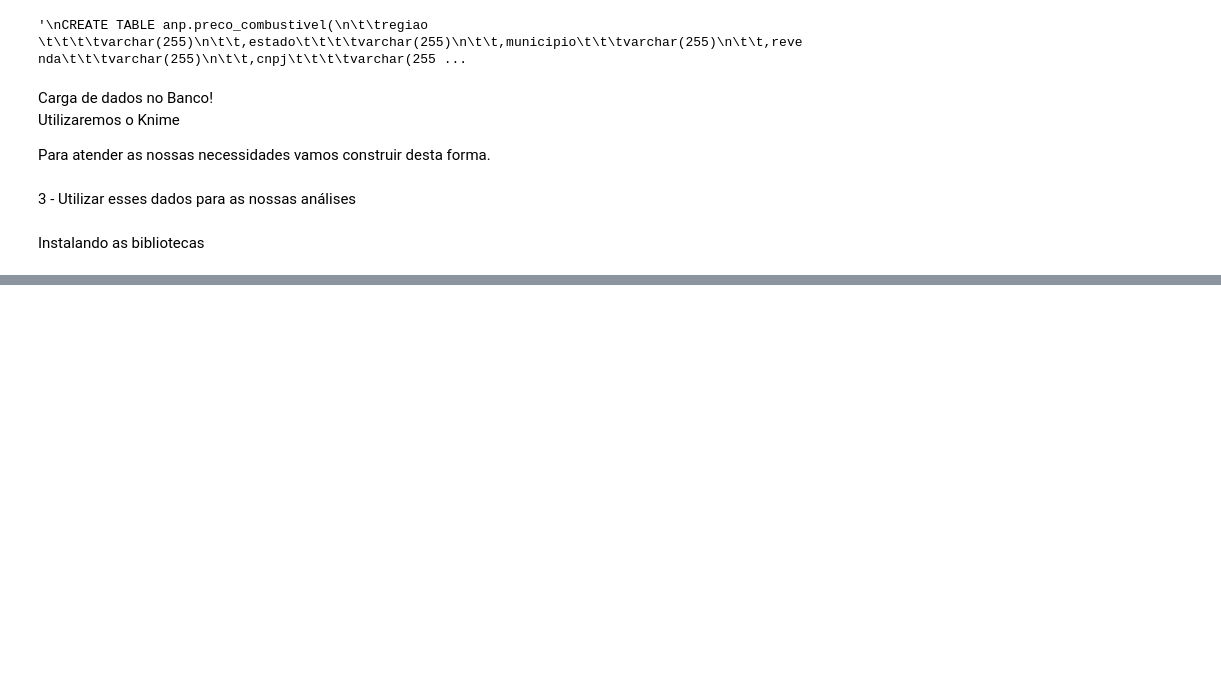
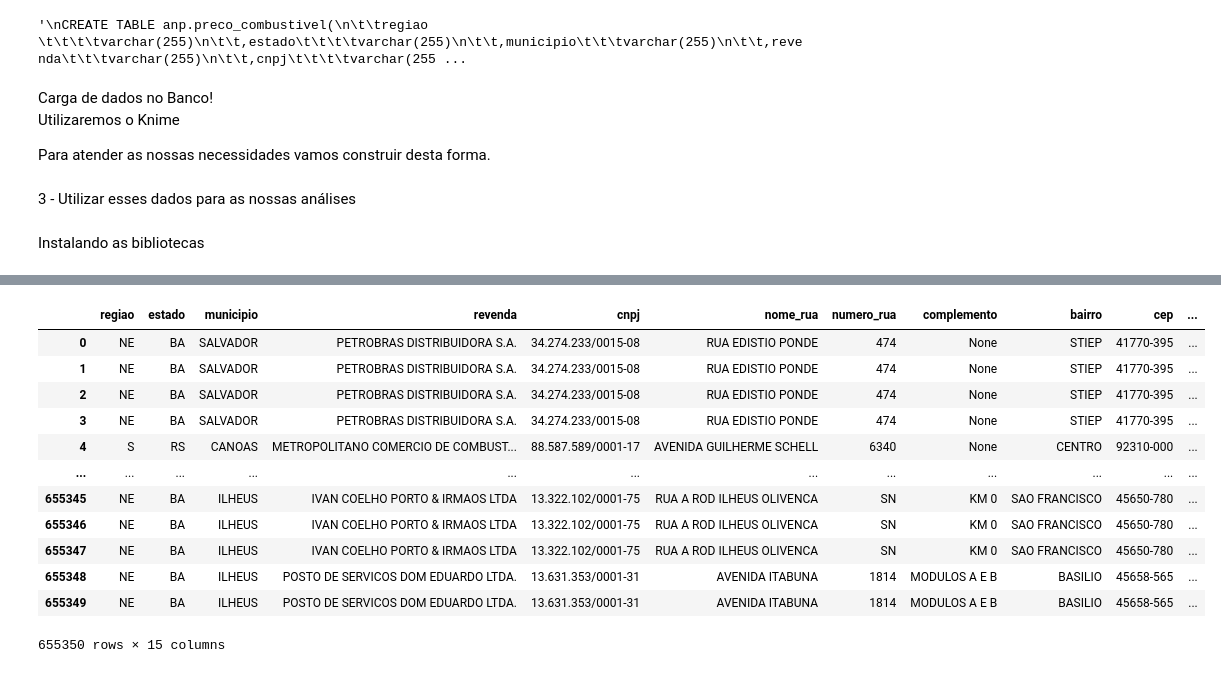
Before and after one commit to aloisiok1/Dataviz, a Jupyter notebook: 1_Ligacao_banco_dados.ipynb, the cells around one changed output, grey strips where cells are left out. Cells and saved outputs as stored; diff of their text form; code cells hidden in the pictures; blank space fills up the shorter version.

```diff
--- a/1_Ligacao_banco_dados.ipynb
+++ b/1_Ligacao_banco_dados.ipynb
@@ -114,0 +111,2 @@ df.shape
+# %%
+df['data_coleta'] = pd.to_datetime(df['data_coleta'], errors='coerce')
@@ -114,0 +133,16 @@ df.shape
+# %%
+df
+# %% [output]
+|  | regiao | estado | municipio | revenda | cnpj | nome_rua | numero_rua | complemento | bairro | cep | ... |
+| 0 | NE | BA | SALVADOR | PETROBRAS DISTRIBUIDORA S.A. | 34.274.233/0015-08 | RUA EDISTIO PONDE | 474 | None | STIEP | 41770-395 | ... |
+| 1 | NE | BA | SALVADOR | PETROBRAS DISTRIBUIDORA S.A. | 34.274.233/0015-08 | RUA EDISTIO PONDE | 474 | None | STIEP | 41770-395 | ... |
+| 2 | NE | BA | SALVADOR | PETROBRAS DISTRIBUIDORA S.A. | 34.274.233/0015-08 | RUA EDISTIO PONDE | 474 | None | STIEP | 41770-395 | ... |
+| 3 | NE | BA | SALVADOR | PETROBRAS DISTRIBUIDORA S.A. | 34.274.233/0015-08 | RUA EDISTIO PONDE | 474 | None | STIEP | 41770-395 | ... |
+| 4 | S | RS | CANOAS | METROPOLITANO COMERCIO DE COMBUST... | 88.587.589/0001-17 | AVENIDA GUILHERME SCHELL | 6340 | None | CENTRO | 92310-000 | ... |
+| ... | ... | ... | ... | ... | ... | ... | ... | ... | ... | ... | ... |
+| 655345 | NE | BA | ILHEUS | IVAN COELHO PORTO & IRMAOS LTDA | 13.322.102/0001-75 | RUA A ROD ILHEUS OLIVENCA | SN | KM 0 | SAO FRANCISCO | 45650-780 | ... |
+| 655346 | NE | BA | ILHEUS | IVAN COELHO PORTO & IRMAOS LTDA | 13.322.102/0001-75 | RUA A ROD ILHEUS OLIVENCA | SN | KM 0 | SAO FRANCISCO | 45650-780 | ... |
+| 655347 | NE | BA | ILHEUS | IVAN COELHO PORTO & IRMAOS LTDA | 13.322.102/0001-75 | RUA A ROD ILHEUS OLIVENCA | SN | KM 0 | SAO FRANCISCO | 45650-780 | ... |
+| 655348 | NE | BA | ILHEUS | POSTO DE SERVICOS DOM EDUARDO LTDA. | 13.631.353/0001-31 | AVENIDA ITABUNA | 1814 | MODULOS A E B | BASILIO | 45658-565 | ... |
+| 655349 | NE | BA | ILHEUS | POSTO DE SERVICOS DOM EDUARDO LTDA. | 13.631.353/0001-31 | AVENIDA ITABUNA | 1814 | MODULOS A E B | BASILIO | 45658-565 | ... |
+655350 rows × 15 columns
```
Also changed, not shown: parts of 15 cells of this notebook, 4 other files.
